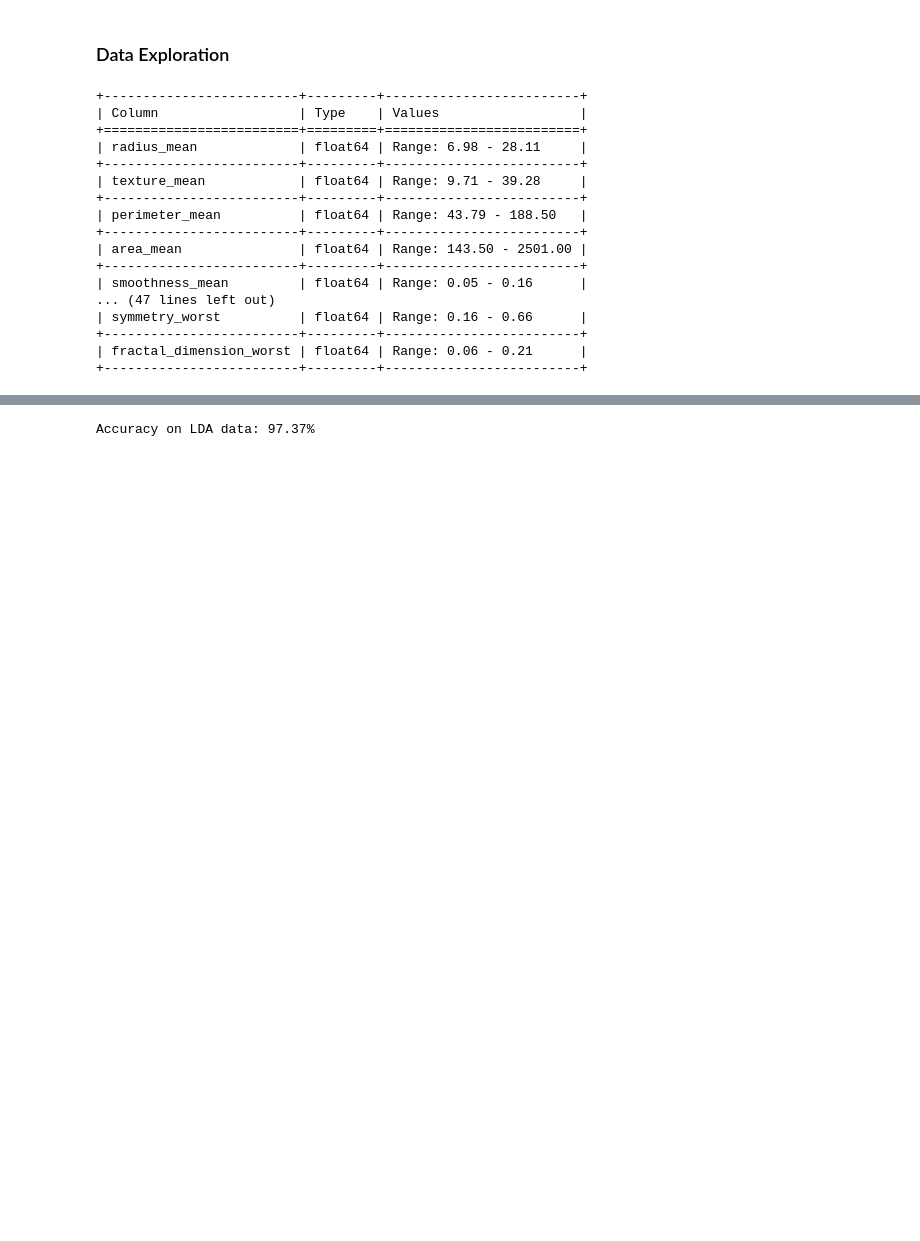
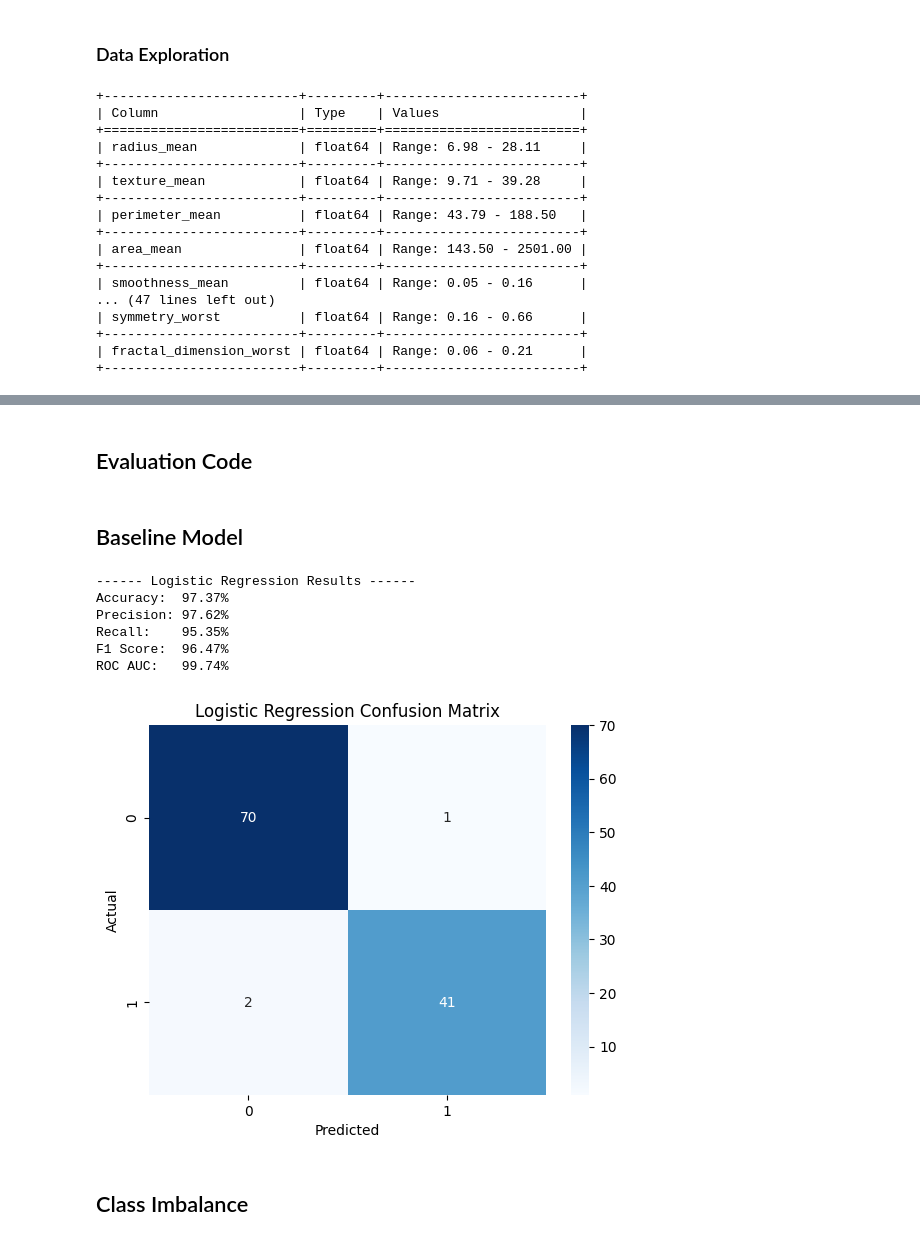
Before and after one commit to irika-katiyar/Breast-Tumor-Diagnosis, a Jupyter notebook: tumor_diagnosis.ipynb, the cells around one changed output, grey strips where cells are left out. Saved outputs shown, nothing was run; the diff lists cells and outputs as text; code cells hidden in the pictures; blank space fills up the shorter version.

```diff
--- a/tumor_diagnosis.ipynb
+++ b/tumor_diagnosis.ipynb
@@ -263,17 +98,57 @@ Accuracy on PCA data: 93.86%
-# %%
-from sklearn.discriminant_analysis import LinearDiscriminantAnalysis as LDA
-
-lda = LDA(n_components=1)
-X_lda = lda.fit_transform(X, y)
-
-X_lda_train, X_lda_test, y_train, y_test = train_test_split(X_lda, y, test_size=0.2, random_state=42)
-# scaling data
-scaler = StandardScaler()
-X_lda_train = scaler.fit_transform(X_lda_train)
-X_lda_test = scaler.transform(X_lda_test)
-lr = LogisticRegression(max_iter=1000)
-lr.fit(X_lda_train, y_train)
-y_pred = lr.predict(X_lda_test)
-print("Accuracy on LDA data: {:.2f}%".format(accuracy_score(y_test, y_pred) * 100))
-# %% [output]
-Accuracy on LDA data: 97.37%
+# %% [markdown]
+## Evaluation Code
+# %%
+def evaluate_model(model, X_train, y_train, X_test, y_test, model_name, results_df, conf_mat=True):
+    model.fit(X_train, y_train)
+    y_pred = model.predict(X_test)
+    y_proba = model.predict_proba(X_test)[:, 1]
+
+    accuracy = accuracy_score(y_test, y_pred)
+    precision = precision_score(y_test, y_pred)
+    recall = recall_score(y_test, y_pred)
+    f1 = f1_score(y_test, y_pred)
+    roc_auc = roc_auc_score(y_test, y_proba)
+
+    # Print metrics
+    print("------ {} Results ------".format(model_name))
+    print("Accuracy:  {:.2f}%".format(accuracy * 100))
+    print("Precision: {:.2f}%".format(precision * 100))
+    print("Recall:    {:.2f}%".format(recall * 100))
+    print("F1 Score:  {:.2f}%".format(f1 * 100))
+    print("ROC AUC:   {:.2f}%".format(roc_auc * 100))
+    print("")
+
+    if conf_mat:
+        # Print confusion matrix
+        cm = pd.crosstab(y_test, y_pred, rownames=['Actual'], colnames=['Predicted'])
+        sns.heatmap(cm, annot=True, fmt='d', cmap='Blues')
+        plt.title(f"{model_name} Confusion Matrix")
+        plt.show()
+
+    # Add column of metrics to df
+    results_df[model_name] = {
+        "Accuracy": accuracy,
+        "Precision": precision,
+        "Recall": recall,
+        "F1 Score": f1,
+        "ROC AUC": roc_auc
+    }
+# %% [markdown]
+## Baseline Model
+# %%
+# Creating variables
+results_df = pd.DataFrame()
+lr = LogisticRegression(max_iter=1000)
+
+# Evaluating basing Logistic Regression model before testing preprocessing techniques
+evaluate_model(lr, X_train, y_train, X_test, y_test, "Logistic Regression", results_df)
+# %% [output]
+------ Logistic Regression Results ------
+Accuracy:  97.37%
+Precision: 97.62%
+Recall:    95.35%
+F1 Score:  96.47%
+ROC AUC:   99.74%
+[figure, added]
+# %% [markdown]
+## Class Imbalance
```
Also changed, not shown: parts of 41 cells of this notebook, 3 other files.
